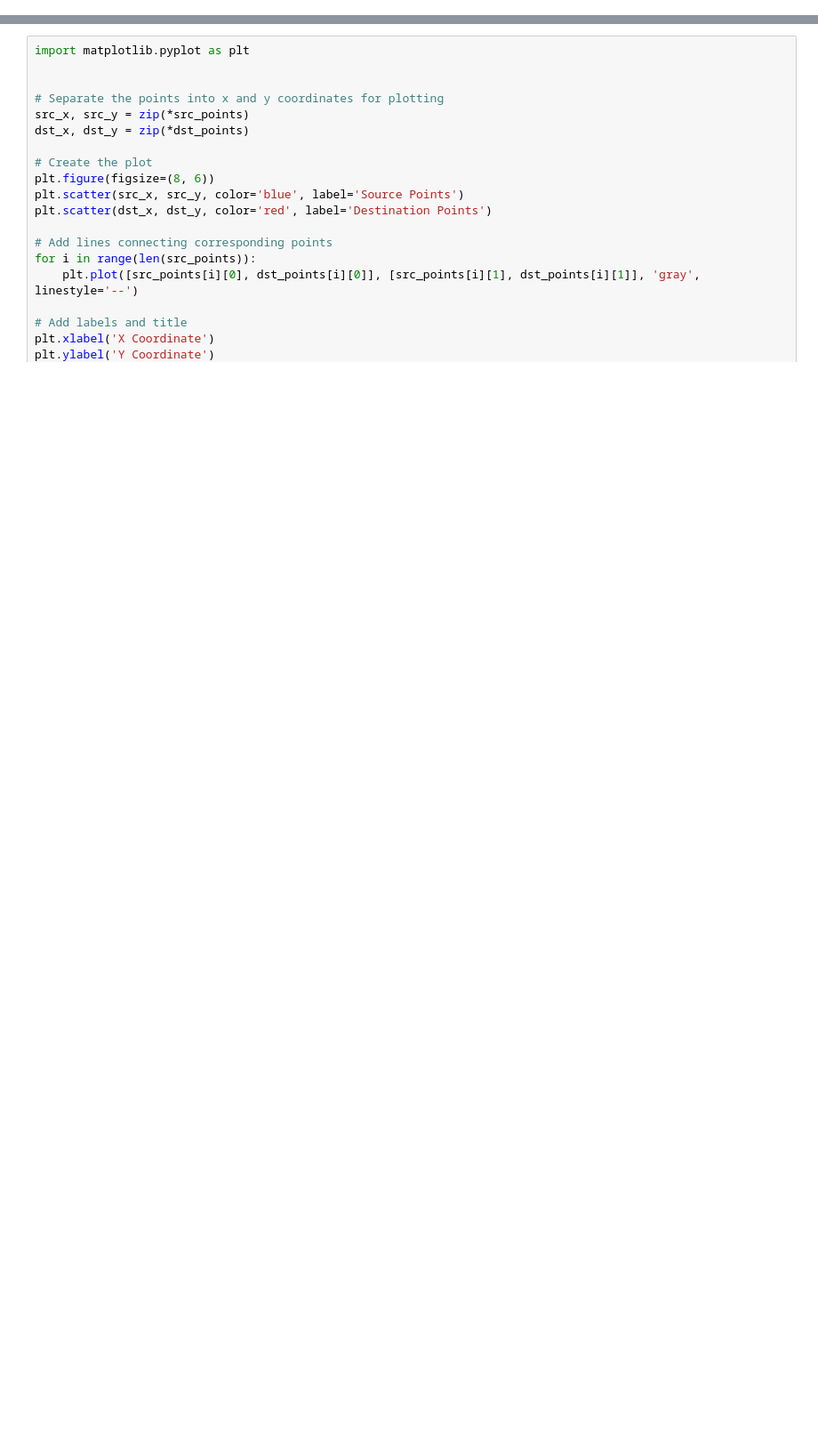
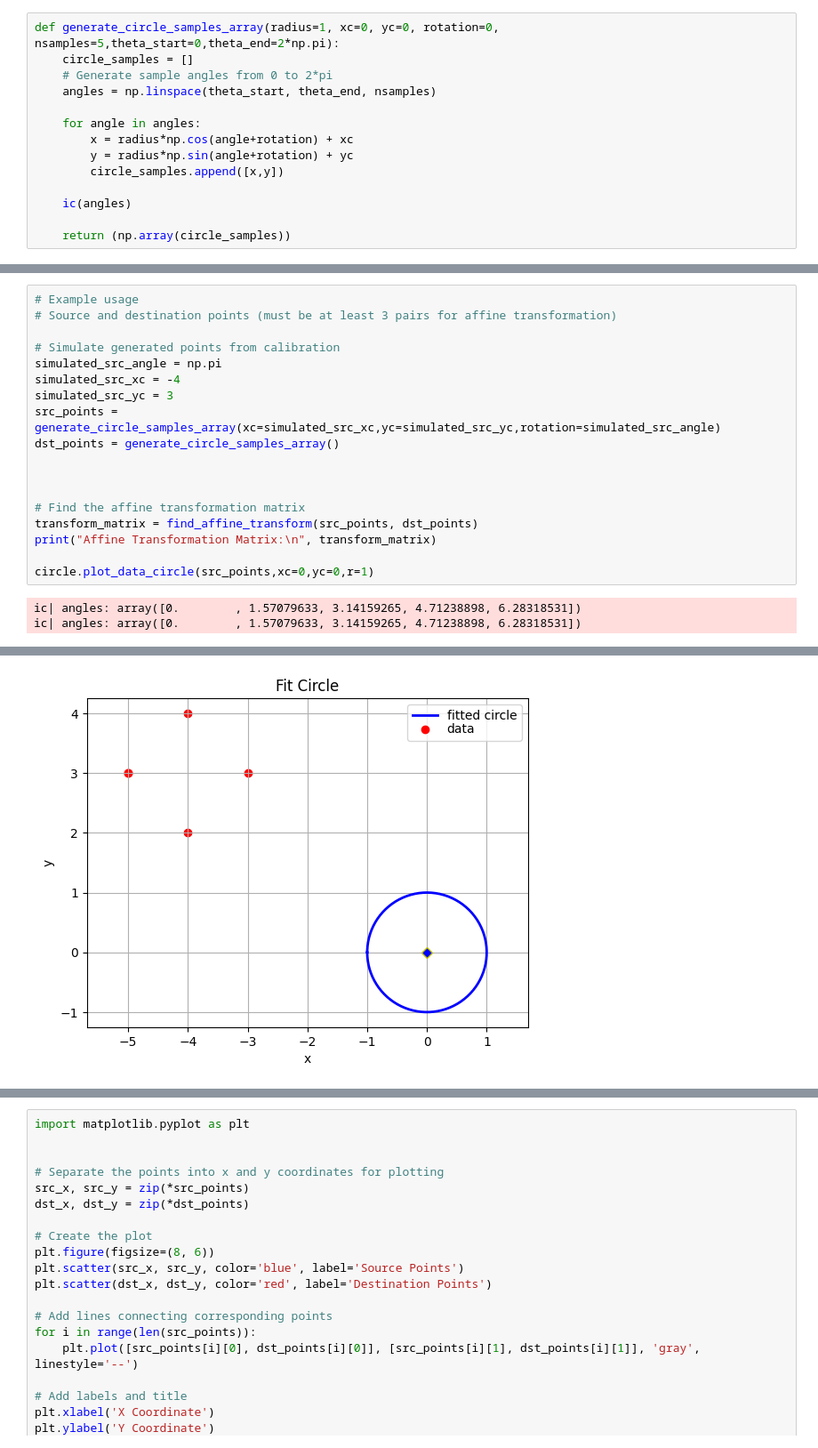
Before and after one commit to Team488/VR_NetworkTables2024, a Jupyter notebook: Coordinate Transformations.ipynb, the cells around one changed output, grey strips where cells are left out. Shown: that part at 89% size. Drawn from its saved outputs; the diff is of its cells as text; blank space fills up the shorter version.

```diff
--- a/Coordinate Transformations.ipynb
+++ b/Coordinate Transformations.ipynb
@@ -33,0 +37,14 @@ NameError: name 'pi' is not defined
+# %%
+def generate_circle_samples_array(radius=1, xc=0, yc=0, rotation=0, nsamples=5,theta_start=0,theta_end=2*np.pi):
+    circle_samples = []
+    # Generate sample angles from 0 to 2*pi
+    angles = np.linspace(theta_start, theta_end, nsamples)
+
+    for angle in angles:
+        x = radius*np.cos(angle+rotation) + xc
+        y = radius*np.sin(angle+rotation) + yc
+        circle_samples.append([x,y])
+
+    ic(angles)
+
+    return (np.array(circle_samples))
@@ -33,0 +125,21 @@ NameError: name 'pi' is not defined
+# %%
+# Example usage
+# Source and destination points (must be at least 3 pairs for affine transformation)
+
+# Simulate generated points from calibration
+simulated_src_angle = np.pi
+simulated_src_xc = -4
+simulated_src_yc = 3
+src_points = generate_circle_samples_array(xc=simulated_src_xc,yc=simulated_src_yc,rotation=simulated_src_angle)
+dst_points = generate_circle_samples_array()
+
+
+
+# Find the affine transformation matrix
+transform_matrix = find_affine_transform(src_points, dst_points)
+print("Affine Transformation Matrix:\n", transform_matrix)
+
+circle.plot_data_circle(src_points,xc=0,yc=0,r=1)
+# %% [output]
+ic| angles: array([0.        , 1.57079633, 3.14159265, 4.71238898, 6.28318531])
+ic| angles: array([0.        , 1.57079633, 3.14159265, 4.71238898, 6.28318531])
@@ -33,0 +150 @@ NameError: name 'pi' is not defined
+[figure, added]
```
Also changed, not shown: parts of 13 cells of this notebook.
